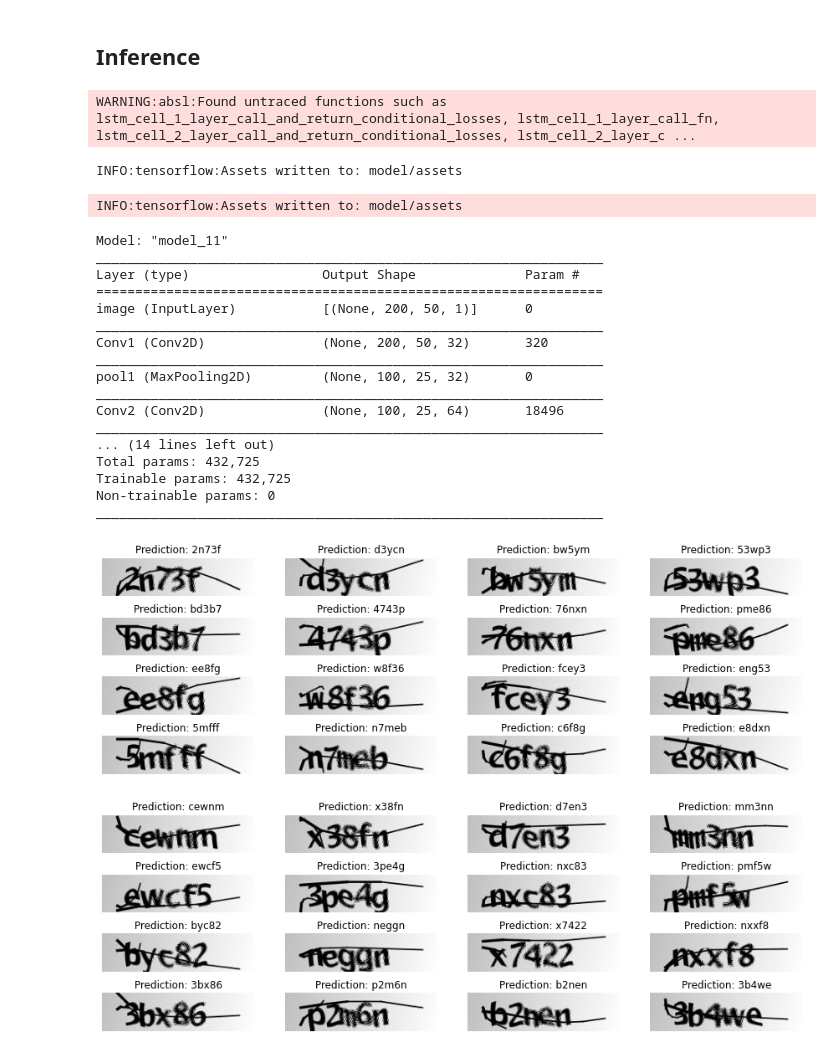
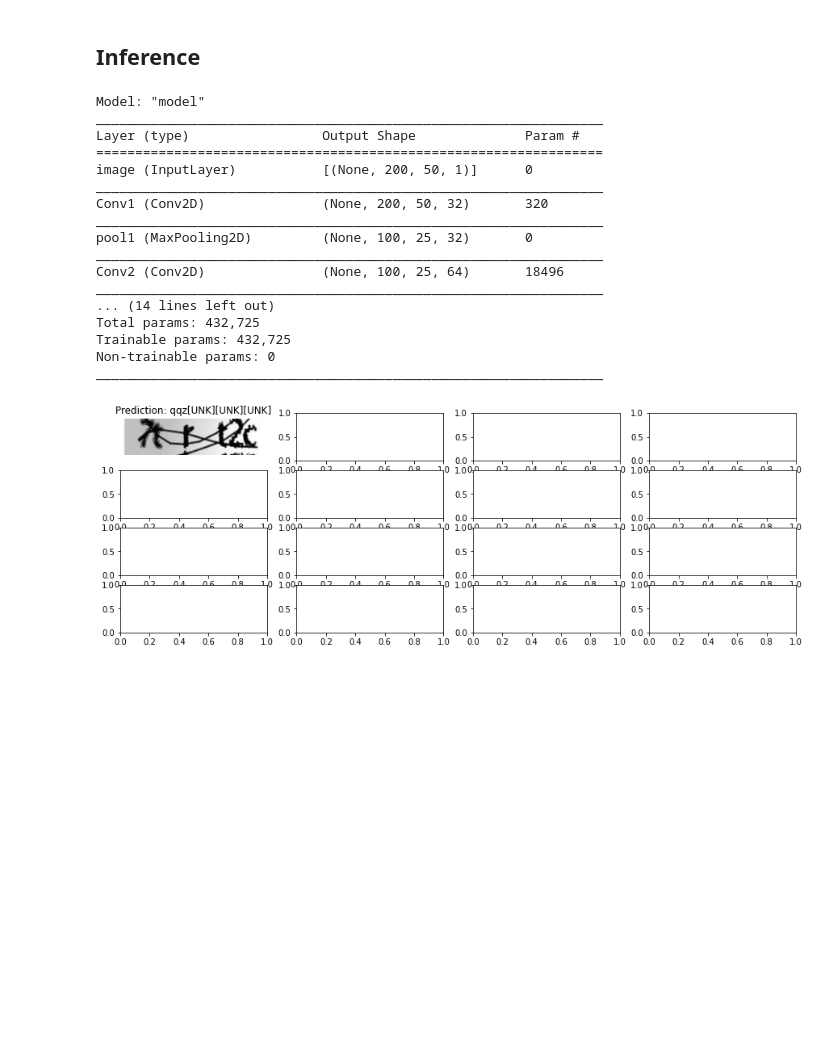
Before and after one commit to LoganLieou/GAPTCHA, a Jupyter notebook: src/Copy_of_captcha_ocr.ipynb, the cells around one changed output. Cells and saved outputs as stored; diff of their text form; code cells hidden in the pictures; blank space fills up the shorter version.

Commit message:
Model and Data
Saved the model and added 8 images from AWS. Slightly modified the program to use the AWS data.

```diff
--- a/src/Copy_of_captcha_ocr.ipynb
+++ b/src/Copy_of_captcha_ocr.ipynb
@@ -40,7 +45,8 @@ respectively.
 # %%
 
 # Path to the data directory
-data_dir = Path("train")
+#data_dir = Path("train")
+data_dir = Path("test")
 
 # Get list of all the images
 images = sorted(list(map(str, list(data_dir.glob("*.png")))))
@@ -53,7 +59,8 @@ print("Number of unique characters: ", len(characters))
 print("Characters present: ", characters)
 
 # Batch size for training and validation
-batch_size = 16
+#batch_size = 16
+batch_size = 1
 
 # Desired image dimensions
 img_width = 200
@@ -88,7 +95,8 @@ num_to_char = layers.StringLookup(
 )
 
 
-def split_data(images, labels, train_size=0.9, shuffle=True):
+#def split_data(images, labels, train_size=0.9, shuffle=True):
+def split_data(images, labels, train_size=0, shuffle=True):
     # 1. Get the total size of the dataset
     size = len(images)
     # 2. Make an indices array and shuffle it, if required
@@ -307,7 +315,8 @@ Epoch 30/30
 # %% [markdown]
 ## Inference
 # %%
-model.save("model", True)
+model = keras.models.load_model("model")
+#model.save("model", True)
 # Get the prediction model by extracting layers till the output layer
 prediction_model = keras.models.Model(
     model.get_layer(name="image").input, model.get_layer(name="dense2").output
@@ -324,53 +333,49 @@ def decode_batch_predictions(pred):
     # Iterate over the results and get back the text
     output_text = []
     for res in results:
         res = tf.strings.reduce_join(num_to_char(res)).numpy().decode("utf-8")
         output_text.append(res)
     return output_text
 
 
 #  Let's check results on some validation samples
-for batch in validation_dataset.take(2):
+for batch in validation_dataset.take(1):
     batch_images = batch["image"]
     batch_labels = batch["label"]
 
     preds = prediction_model.predict(batch_images)
     pred_texts = decode_batch_predictions(preds)
 
     orig_texts = []
     for label in batch_labels:
         label = tf.strings.reduce_join(num_to_char(label)).numpy().decode("utf-8")
         orig_texts.append(label)
 
     _, ax = plt.subplots(4, 4, figsize=(15, 5))
     for i in range(len(pred_texts)):
         img = (batch_images[i, :, :, 0] * 255).numpy().astype(np.uint8)
         img = img.T
         title = f"Prediction: {pred_texts[i]}"
         ax[i // 4, i % 4].imshow(img, cmap="gray")
         ax[i // 4, i % 4].set_title(title)
         ax[i // 4, i % 4].axis("off")
 plt.show()
 # %% [output]
-WARNING:absl:Found untraced functions such as lstm_cell_1_layer_call_and_return_conditional_losses, lstm_cell_1_layer_call_fn, lstm_cell_2_layer_call_and_return_conditional_losses, lstm_cell_2_layer_c ...
+Model: "model"
+_________________________________________________________________
+Layer (type)                 Output Shape              Param #
+=================================================================
+image (InputLayer)           [(None, 200, 50, 1)]      0
+_________________________________________________________________
+Conv1 (Conv2D)               (None, 200, 50, 32)       320
+_________________________________________________________________
+pool1 (MaxPooling2D)         (None, 100, 25, 32)       0
+_________________________________________________________________
+Conv2 (Conv2D)               (None, 100, 25, 64)       18496
+_________________________________________________________________
+... (14 lines left out)
+Total params: 432,725
+Trainable params: 432,725
+Non-trainable params: 0
+_________________________________________________________________
-INFO:tensorflow:Assets written to: model/assets
-INFO:tensorflow:Assets written to: model/assets
-Model: "model_11"
-_________________________________________________________________
-Layer (type)                 Output Shape              Param #
-=================================================================
-image (InputLayer)           [(None, 200, 50, 1)]      0
-_________________________________________________________________
-Conv1 (Conv2D)               (None, 200, 50, 32)       320
-_________________________________________________________________
-pool1 (MaxPooling2D)         (None, 100, 25, 32)       0
-_________________________________________________________________
-Conv2 (Conv2D)               (None, 100, 25, 64)       18496
-_________________________________________________________________
-... (14 lines left out)
-Total params: 432,725
-Trainable params: 432,725
-Non-trainable params: 0
-_________________________________________________________________
-[figure, old version]
+[figure, new version]
-[figure, removed]
```
Also changed, not shown: parts of 5 cells of this notebook, 13 other files.
